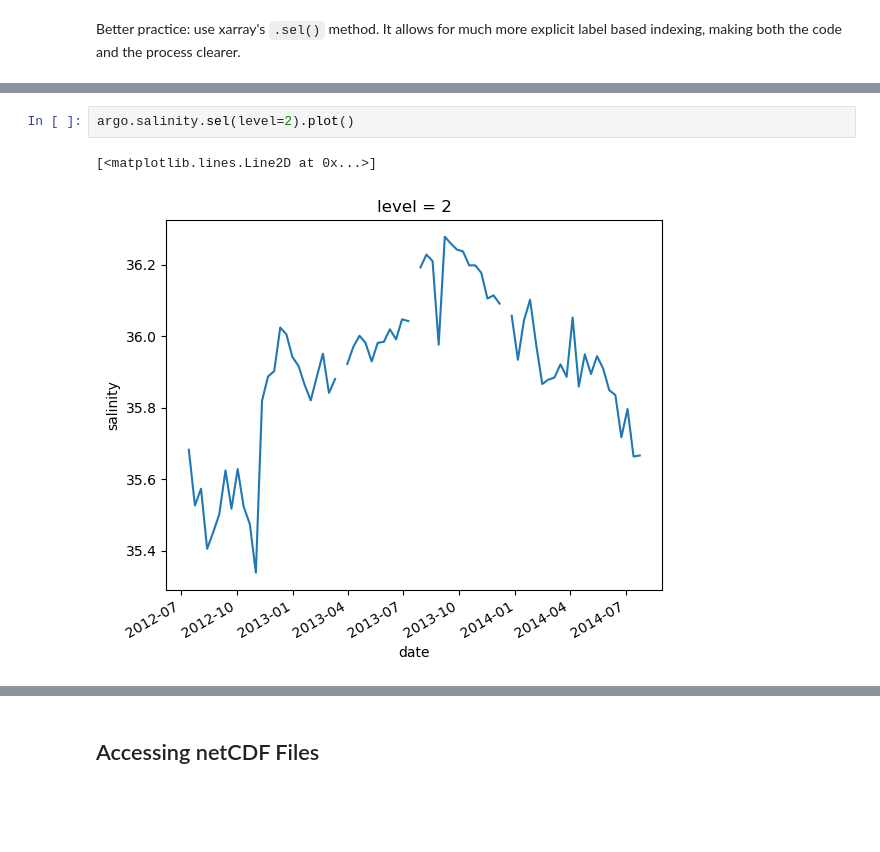
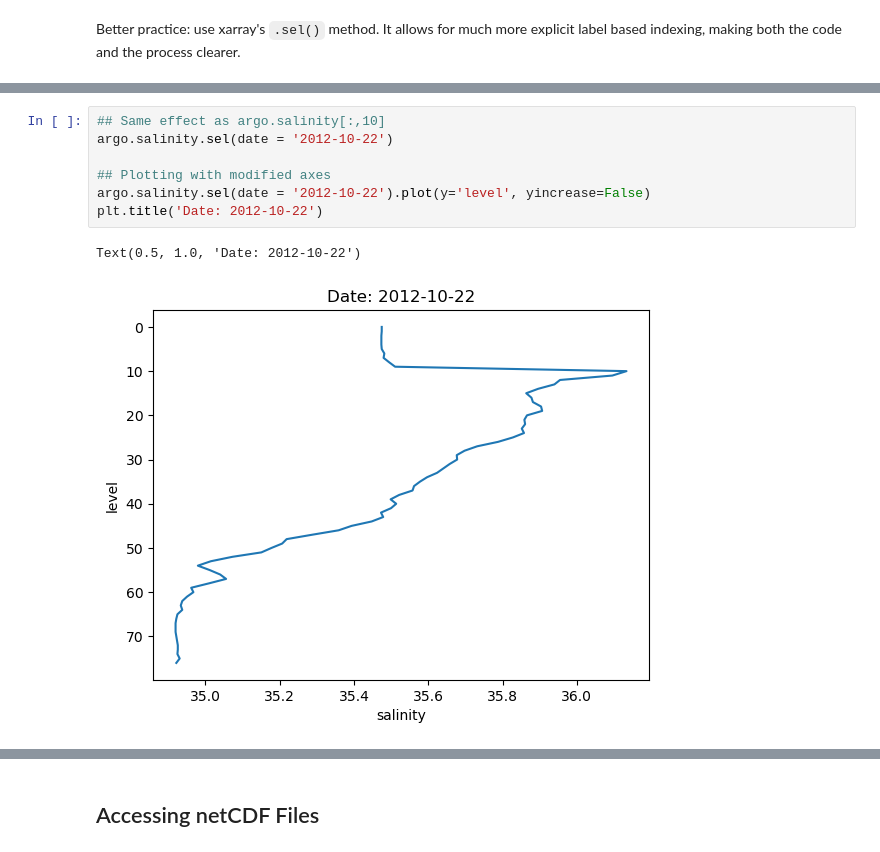
Before and after one commit to AidanJanney/Practicing-NetCDF, a Jupyter notebook: notebook.ipynb, the cells around one changed output, grey strips where cells are left out. Cells and saved outputs as stored; diff of their text form; blank space fills up the shorter version.

```diff
--- a/notebook.ipynb
+++ b/notebook.ipynb
@@ -187,5 +174,10 @@ array([35.6819458 , 35.52595901, 35.57297134, 35.40494537, 35.45091629,
-# %%
-argo.salinity.sel(level=2).plot()
-# %% [output]
-[<matplotlib.lines.Line2D at 0x...>]
-[figure, removed]
+# %%
+## Same effect as argo.salinity[:,10]
+argo.salinity.sel(date = '2012-10-22')
+
+## Plotting with modified axes
+argo.salinity.sel(date = '2012-10-22').plot(y='level', yincrease=False)
+plt.title('Date: 2012-10-22')
+# %% [output]
+Text(0.5, 1.0, 'Date: 2012-10-22')
+[figure, added]
```
Also changed, not shown: parts of 31 cells of this notebook, 1 other file.
